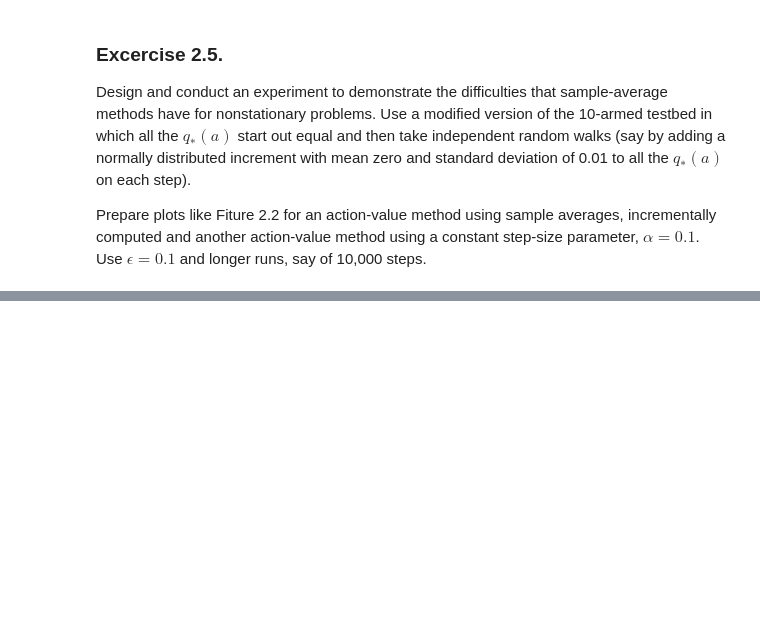
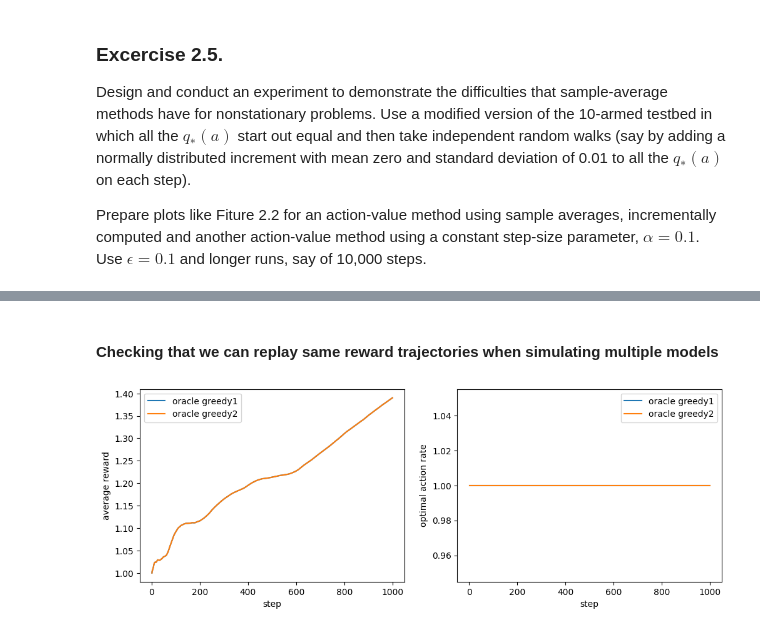
Before and after one commit to chaos-ad/rl-excercises, a Jupyter notebook: rl-book/chapter-02-k-armed-testbed.ipynb, the cells around one changed output, grey strips where cells are left out. Drawn from its saved outputs; the diff is of its cells as text; code cells hidden in the pictures; blank space fills up the shorter version.

```diff
--- a/rl-book/chapter-02-k-armed-testbed.ipynb
+++ b/rl-book/chapter-02-k-armed-testbed.ipynb
@@ -322,15 +243,0 @@ class ExponentialRecencyWeightedAverageEstimator:
-# %%
-num_runs = 2000
-num_steps = 10000
-
-run_results = []
-for run_id in tqdm.trange(num_runs):
-    ## TODO: test under similar env trajectories!
-    run_result = {
-        'oracle greedy': simulate2(env, OracleEstimator(env), EpsilonGreedySelectionRule(eps=0), steps=num_steps),
-        'mean(0) eps-greedy(0.10)': simulate2(env, RunningMeanEstimator(env), EpsilonGreedySelectionRule(eps=0.10), steps=num_steps),
-        'ewa-mean(0.1) eps-greedy(0.10)': simulate2(env, ExponentialRecencyWeightedAverageEstimator(env, step=0.1), EpsilonGreedySelectionRule(eps=0.10), steps=num_steps),
-    }
-    run_results.append(run_result)
-
-plot_results(run_results)
@@ -338,0 +285,19 @@ plot_results(run_results)
+# %% [markdown]
+#### Checking that we can replay same reward trajectories when simulating multiple models
+# %%
+num_arms = 10
+num_runs = 1
+num_steps = 1000
+
+run_results = []
+for run_id in tqdm.trange(num_runs):
+    env = NonStationaryMABEnv(num_actions=num_arms, reward_steps=num_steps, reward_scale=0)
+    run_result = {
+        'oracle greedy1': simulate(env, OracleEstimator(env), EpsilonGreedySelectionRule(eps=0), steps=num_steps),
+        'oracle greedy2': simulate(env, OracleEstimator(env), EpsilonGreedySelectionRule(eps=0), steps=num_steps)
+    }
+    run_results.append(run_result)
+
+plot_results(run_results)
+# %% [output]
+[figure, added]
```
Also changed, not shown: parts of 71 cells of this notebook.
